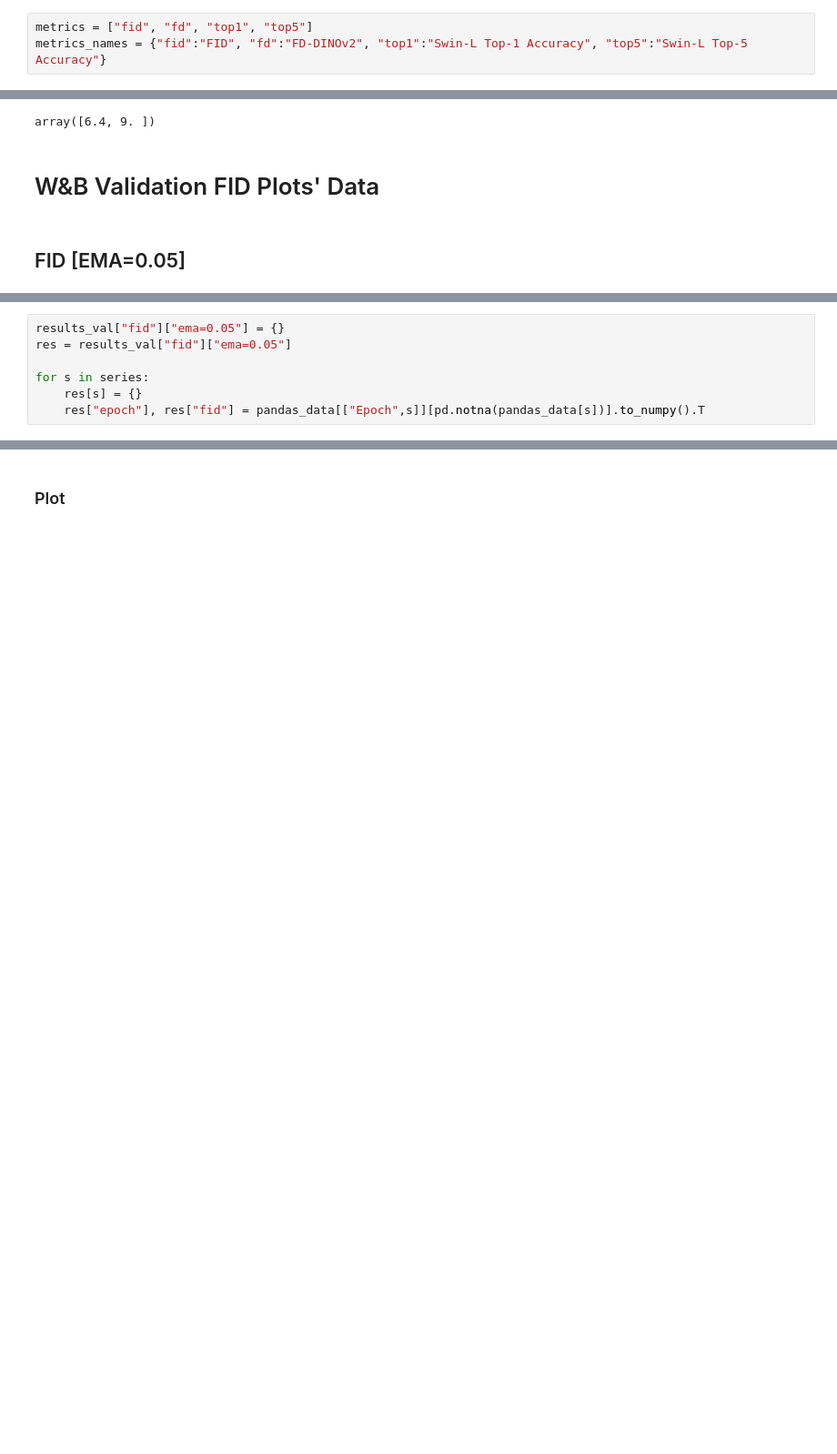
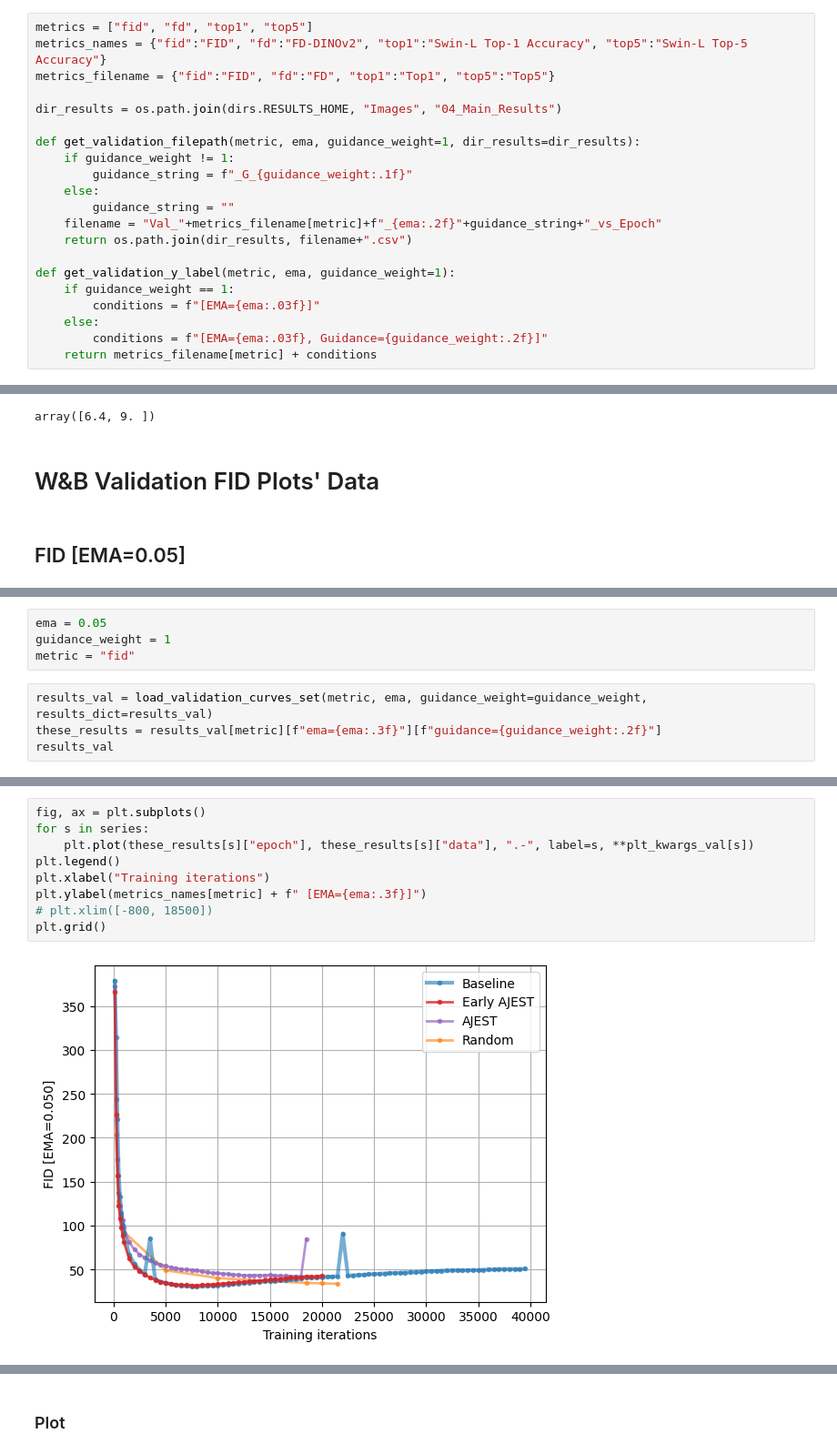
Before and after one commit to 0xInfty/Autoguided, a Jupyter notebook: Images/analysis/LossCurves.ipynb, the cells around one changed output, grey strips where cells are left out. Shown at 91% size. Drawn from its saved outputs; the diff is of its cells as text; blank space fills up the shorter version.

Commit message:
More curves + Manual fix of values [M2]

```diff
--- a/Images/analysis/LossCurves.ipynb
+++ b/Images/analysis/LossCurves.ipynb
@@ -34,3 +34,21 @@ plt_kwargs_val = {s:{k:v[i] for k,v in plt_kwargs_val.items()} for i,s in enumer
 # %%
 metrics = ["fid", "fd", "top1", "top5"]
 metrics_names = {"fid":"FID", "fd":"FD-DINOv2", "top1":"Swin-L Top-1 Accuracy", "top5":"Swin-L Top-5 Accuracy"}
+metrics_filename = {"fid":"FID", "fd":"FD", "top1":"Top1", "top5":"Top5"}
+
+dir_results = os.path.join(dirs.RESULTS_HOME, "Images", "04_Main_Results")
+
+def get_validation_filepath(metric, ema, guidance_weight=1, dir_results=dir_results):
+    if guidance_weight != 1:
+        guidance_string = f"_G_{guidance_weight:.1f}"
+    else:
+        guidance_string = ""
+    filename = "Val_"+metrics_filename[metric]+f"_{ema:.2f}"+guidance_string+"_vs_Epoch"
+    return os.path.join(dir_results, filename+".csv")
+
+def get_validation_y_label(metric, ema, guidance_weight=1):
+    if guidance_weight == 1:
+        conditions = f"[EMA={ema:.03f}]"
+    else:
+        conditions = f"[EMA={ema:.03f}, Guidance={guidance_weight:.2f}]"
+    return metrics_filename[metric] + conditions
@@ -413,7 +423,0 @@ pandas_data
-# %%
-results_val["fid"]["ema=0.05"] = {}
-res = results_val["fid"]["ema=0.05"]
-
-for s in series:
-    res[s] = {}
-    res["epoch"], res["fid"] = pandas_data[["Epoch",s]][pd.notna(pandas_data[s])].to_numpy().T
@@ -421,0 +426,8 @@ KeyError: "['Random'] not in index"
+# %%
+ema = 0.05
+guidance_weight = 1
+metric = "fid"
+# %%
+results_val = load_validation_curves_set(metric, ema, guidance_weight=guidance_weight, results_dict=results_val)
+these_results = results_val[metric][f"ema={ema:.3f}"][f"guidance={guidance_weight:.2f}"]
+results_val
@@ -421,0 +470,11 @@ KeyError: "['Random'] not in index"
+# %%
+fig, ax = plt.subplots()
+for s in series:
+    plt.plot(these_results[s]["epoch"], these_results[s]["data"], ".-", label=s, **plt_kwargs_val[s])
+plt.legend()
+plt.xlabel("Training iterations")
+plt.ylabel(metrics_names[metric] + f" [EMA={ema:.3f}]")
+# plt.xlim([-800, 18500])
+plt.grid()
+# %% [output]
+[figure, added]
```
Also changed, not shown: parts of 218 cells of this notebook.
